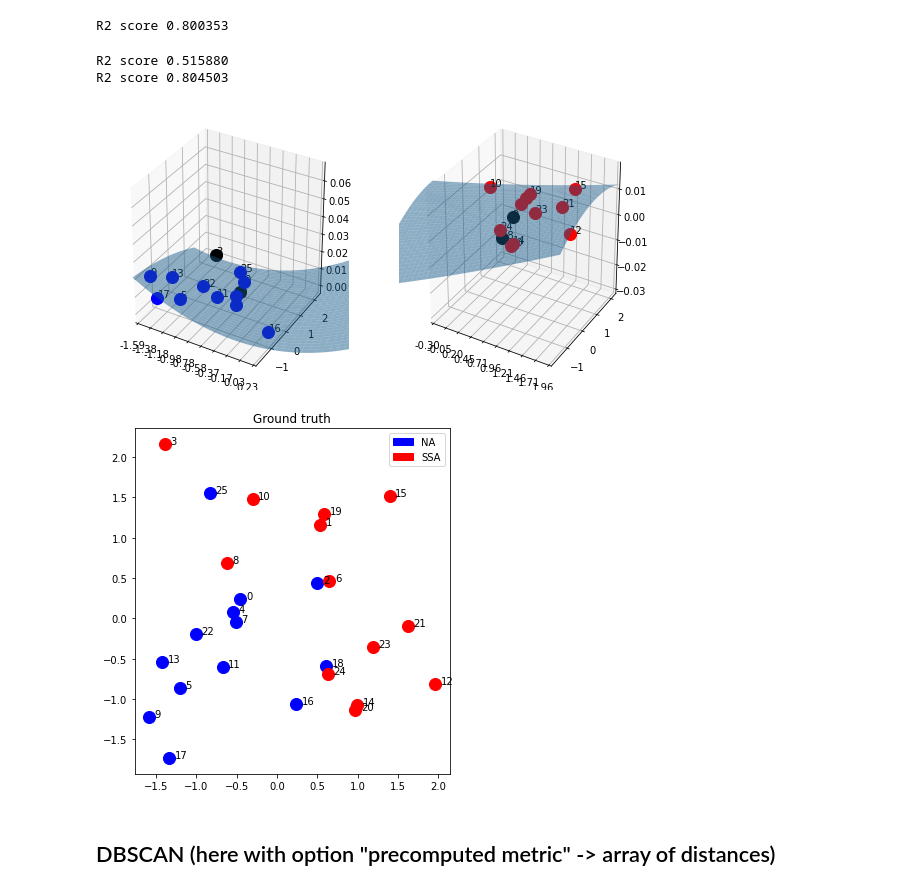
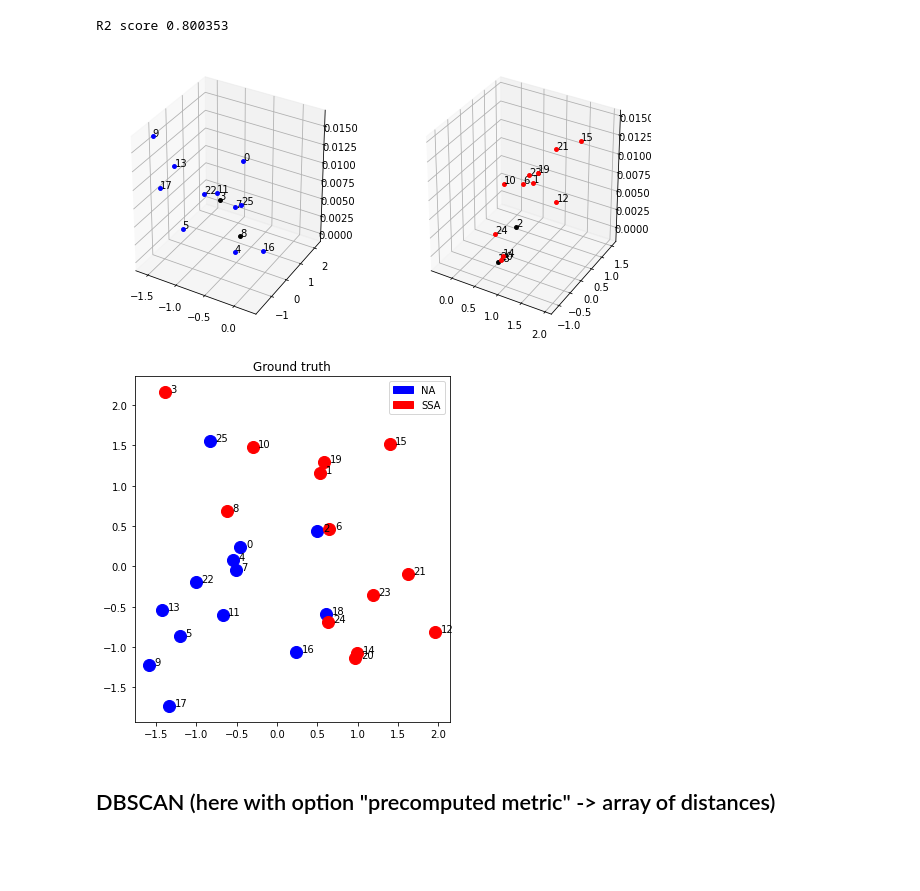
Before and after one commit to alexandremerasli/TFE, a Jupyter notebook: cluster_data.ipynb, the cells around one changed output. Saved outputs shown, nothing was run; the diff lists cells and outputs as text; code cells hidden in the pictures; blank space fills up the shorter version.

```diff
--- a/cluster_data.ipynb
+++ b/cluster_data.ipynb
@@ -1742,6 +1761,10 @@ def kargmin(array, k):
 # %%
 nRun = 1
 from sklearn.cluster import KMeans
+
+#method = 'closest to cluster center'
+method = 'farthest from other cluster center'
+method = 'mixed'
 
 kmeansSSL_result = MapMethodResults("Kmeans SSL",random_init,n_neighbors = 8)
 for i in range(nRun):
@@ -1762,7 +1785,7 @@ for i in range(nRun):
             sslLabel = -1*np.ones(N)
         nb = np.max([np.sum(kmeansSSL_result.label==0),np.sum(kmeansSSL_result.label==1)])
         for k in range(1,nb+1):
-            NAToLabel,SSAToLabel = bestClassified(kmeansSSL_result,k)
+            NAToLabel,SSAToLabel = bestClassified(kmeansSSL_result,k,method)
             if ((np.max(sslLabel[NAToLabel][(k-1)%len(NAToLabel)])!=-1 and np.max(sslLabel[SSAToLabel][(k-1)%len(SSAToLabel)])!=-1)==False):
                 break
         sslLabel[NAToLabel] = 0
@@ -1858,7 +1876,7 @@ for i in range(nRun):
             sslLabel = -1*np.ones(N)
         nb = np.max([np.sum(kmeansSSL_result.label==0),np.sum(kmeansSSL_result.label==1)])
         for k in range(1,nb+1):
-            NAToLabel,SSAToLabel = bestClassified(kmeansSSL_result,k)
+            NAToLabel,SSAToLabel = bestClassified(kmeansSSL_result,k,'closest to cluster center')
             if ((np.max(sslLabel[NAToLabel][(k-1)%len(NAToLabel)])!=-1 and np.max(sslLabel[SSAToLabel][(k-1)%len(SSAToLabel)])!=-1)==False):
                 break
         sslLabel[NAToLabel] = 0
@@ -1998,10 +2016,10 @@ def fitPolynome(degree,NA,SSA,ax,groupLabel):
     for i in group:
         ax.text(points3D[i,0],points3D[i,1],points3D[i,2],str(i))
         if i in idealGroup:
-            ax.scatter(points3D[i,0],points3D[i,1],points3D[i,2],color='blue'*(np.array_equal(group,NA))+'red'*(np.array_equal(group,SSA)),s=145)
+            ax.scatter(points3D[i,0],points3D[i,1],points3D[i,2],color='blue'*(np.array_equal(group,NA))+'red'*(np.array_equal(group,SSA)),s=15)
         else:
-            ax.scatter(points3D[i,0],points3D[i,1],points3D[i,2],color='black',s=145)
-
+            ax.scatter(points3D[i,0],points3D[i,1],points3D[i,2],color='black',s=15)
+    return
     poly_reg = PolynomialFeatures(degree=degree)
     X_poly = poly_reg.fit_transform(points[group])
     pol_reg = LinearRegression()
@@ -2020,37 +2038,35 @@ def fitPolynome(degree,NA,SSA,ax,groupLabel):
     reg = pol_reg.predict(poly_reg.fit_transform(toFit))
     reg = reg.reshape((len(X), len(Y)))
 
     ax.plot_surface(X, Y, reg, alpha=.5)
 
     # Customize the x axis.
     ax.set_xlim(np.min(points[group,0]), np.max(points[group,0]))
     ax.xaxis.set_major_locator(LinearLocator(10))
     ax.xaxis.set_major_formatter(FormatStrFormatter('%.02f'))
 
     #plt.show()
 
     print("R2 score %f" %pol_reg.score(X_poly,steepness[group]))
 
 
 
 narrative = np.where(condition == 0)[0]
 stimulus = np.where(condition == 1)[0]
 
 NA = subjects[kmeansSSL_result.label==0]
 SSA = subjects[kmeansSSL_result.label==1]
 
-degree = 2
+degree = 1
 fig = plt.figure(figsize=(15,5))
 ax = fig.add_subplot(1,3,1, projection='3d')
 fitPolynome(degree,NA,SSA,ax,0)
 ax = fig.add_subplot(1,3,2, projection='3d')
 fitPolynome(degree,NA,SSA,ax,1)
 plt.figure()
 plotPoints(points)
 # %% [output]
-R2 score 0.515880
-R2 score 0.804503
-[figure, old version]
+[figure, new version]
 [figure]
 # %% [markdown]
 ## DBSCAN (here with option "precomputed metric" -> array of distances)
```
Also changed, not shown: parts of 7 cells of this notebook.
